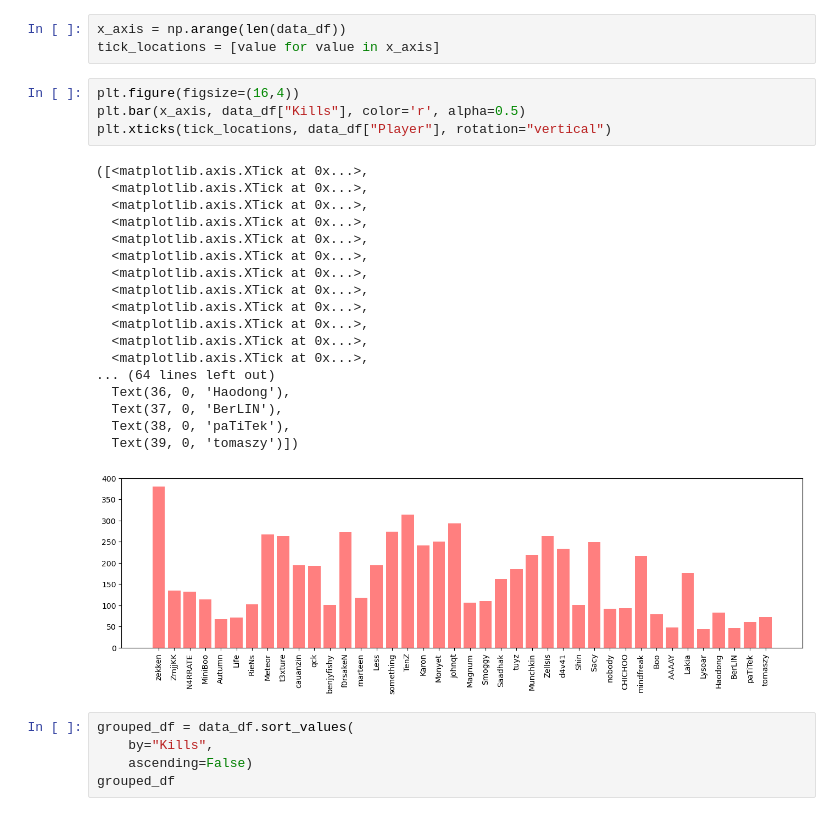
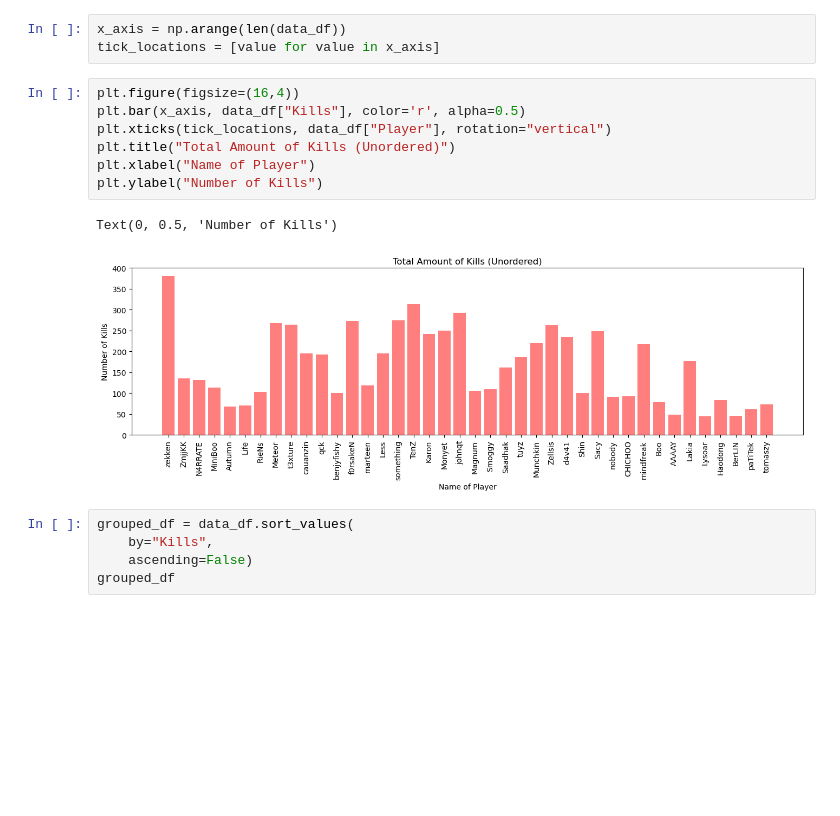
Before and after one commit to azrielmt/vct-masters-madrid-data, a Jupyter notebook: viz.ipynb, the cells around one changed output. Drawn from its saved outputs; the diff is of its cells as text; blank space fills up the shorter version.

```diff
--- a/viz.ipynb
+++ b/viz.ipynb
@@ -18,26 +18,13 @@ tick_locations = [value for value in x_axis]
 # %%
 plt.figure(figsize=(16,4))
 plt.bar(x_axis, data_df["Kills"], color='r', alpha=0.5)
 plt.xticks(tick_locations, data_df["Player"], rotation="vertical")
+plt.title("Total Amount of Kills (Unordered)")
+plt.xlabel("Name of Player")
+plt.ylabel("Number of Kills")
 # %% [output]
-([<matplotlib.axis.XTick at 0x...>,
-  <matplotlib.axis.XTick at 0x...>,
-  <matplotlib.axis.XTick at 0x...>,
-  <matplotlib.axis.XTick at 0x...>,
-  <matplotlib.axis.XTick at 0x...>,
-  <matplotlib.axis.XTick at 0x...>,
-  <matplotlib.axis.XTick at 0x...>,
-  <matplotlib.axis.XTick at 0x...>,
-  <matplotlib.axis.XTick at 0x...>,
-  <matplotlib.axis.XTick at 0x...>,
-  <matplotlib.axis.XTick at 0x...>,
-  <matplotlib.axis.XTick at 0x...>,
-... (64 lines left out)
-  Text(36, 0, 'Haodong'),
-  Text(37, 0, 'BerLIN'),
-  Text(38, 0, 'paTiTek'),
-  Text(39, 0, 'tomaszy')])
+Text(0, 0.5, 'Number of Kills')
-[figure, old version]
+[figure, new version]
 # %%
 grouped_df = data_df.sort_values(
     by="Kills",
```
Also changed, not shown: parts of 7 cells of this notebook.
